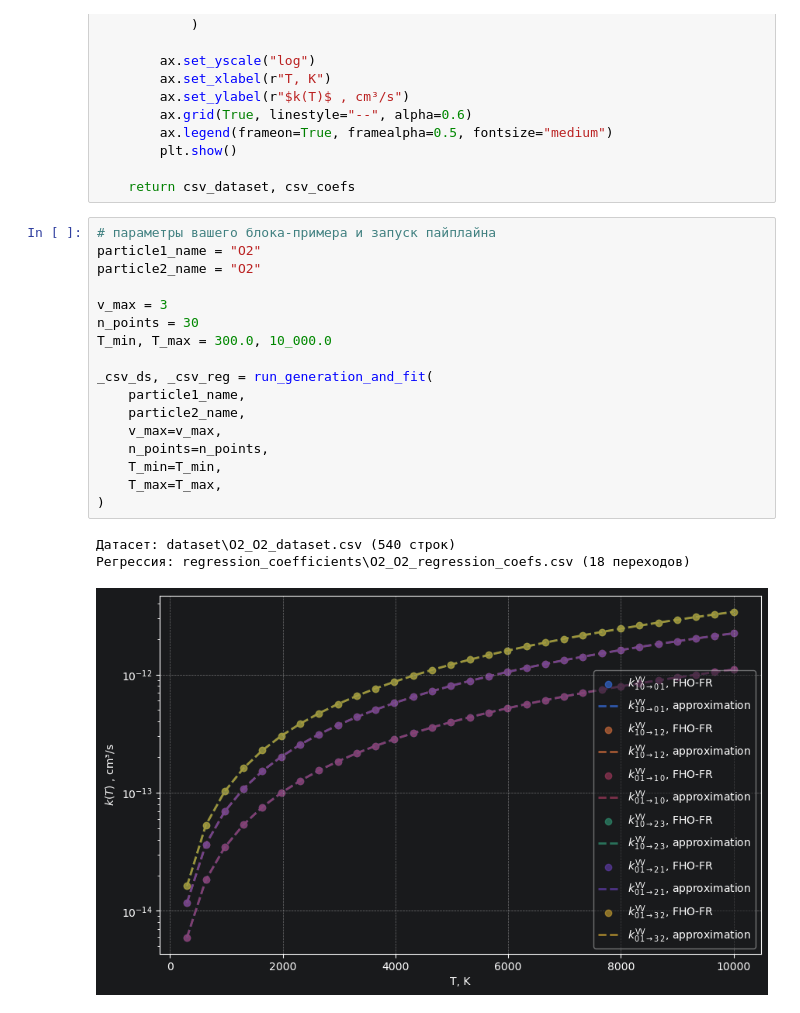
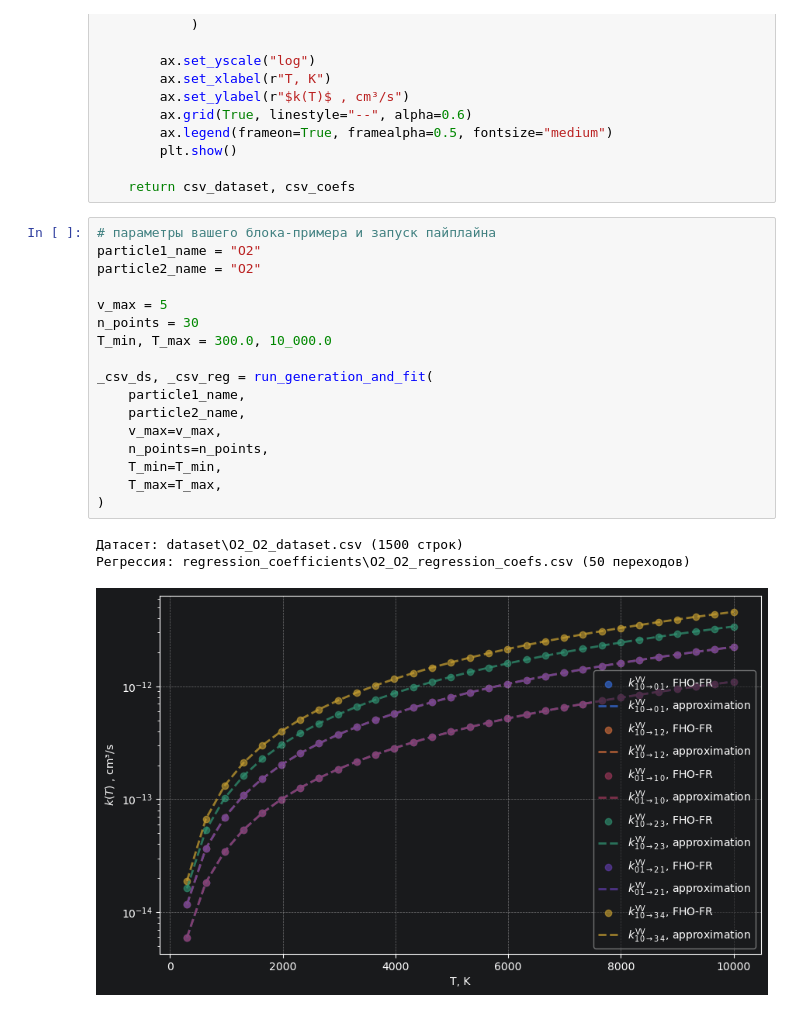
Before and after one commit to st107958/fho_gen, a Jupyter notebook: FHO_FR_VV/regression_new.ipynb, the cells around one changed output. Drawn from its saved outputs; the diff is of its cells as text.

```diff
--- a/FHO_FR_VV/regression_new.ipynb
+++ b/FHO_FR_VV/regression_new.ipynb
@@ -243,21 +233,21 @@ def run_generation_and_fit(
 # %%
 # параметры вашего блока-примера и запуск пайплайна
 particle1_name = "O2"
 particle2_name = "O2"
 
-v_max = 3
+v_max = 5
 n_points = 30
 T_min, T_max = 300.0, 10_000.0
 
 _csv_ds, _csv_reg = run_generation_and_fit(
     particle1_name,
     particle2_name,
     v_max=v_max,
     n_points=n_points,
     T_min=T_min,
     T_max=T_max,
 )
 # %% [output]
-Датасет: dataset\O2_O2_dataset.csv (540 строк)
-Регрессия: regression_coefficients\O2_O2_regression_coefs.csv (18 переходов)
+Датасет: dataset\O2_O2_dataset.csv (1500 строк)
+Регрессия: regression_coefficients\O2_O2_regression_coefs.csv (50 переходов)
-[figure, old version]
+[figure, new version]
```
Also changed, not shown: parts of 1 cell of this notebook, 5 other files.
